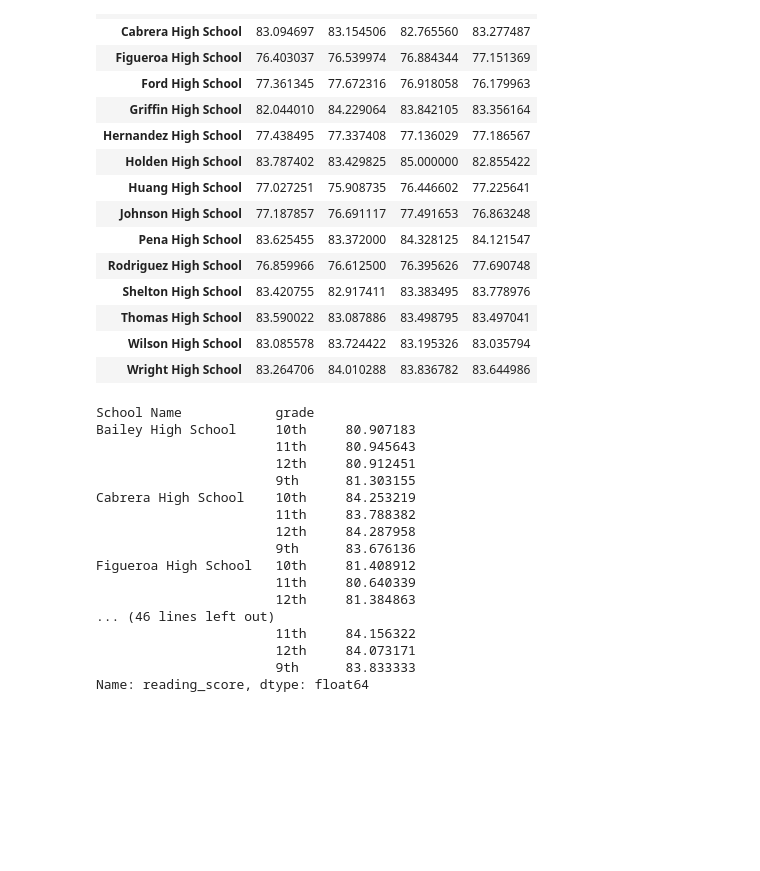
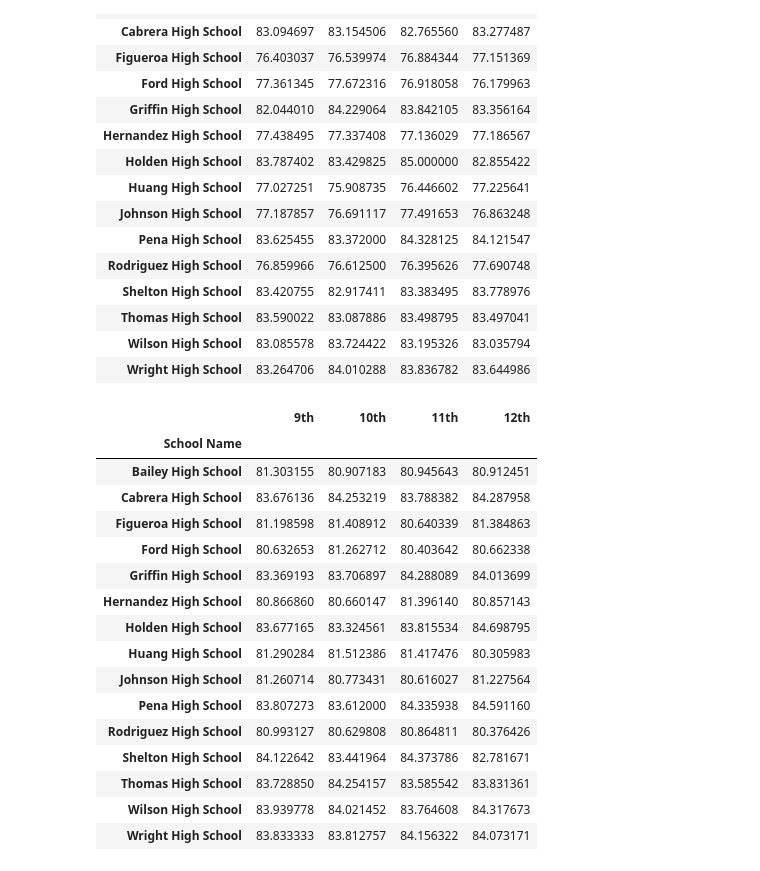
Before and after one commit to colebarnes7/pandas-challenge, a Jupyter notebook: PyCitySchools/main.ipynb, the cells around one changed output. Cells and saved outputs as stored; diff of their text form; code cells hidden in the pictures; blank space fills up the shorter version.

Commit message:
Added reading score by school and cleaned comments

```diff
--- a/PyCitySchools/main.ipynb
+++ b/PyCitySchools/main.ipynb
@@ -161,7 +157,7 @@ bottomperformers.head()
 ninthgrade = school_student.loc[school_student["grade"] == "9th"]
 tenthgrade = school_student.loc[school_student["grade"] == "10th"]
 eleventhgrade = school_student.loc[school_student["grade"] == "11th"]
-twelthgrade = school_student.loc[school_student["grade"] == "12th"]
+twelfthgrade = school_student.loc[school_student["grade"] == "12th"]
 
 # Groups ninth graders by school and pulls out the average math grade into a series
 ninthgrade = ninthgrade.groupby("School Name")
@@ -173,18 +169,19 @@ tenthgrade = tenthgrade.groupby("School Name")
 tenthmath = tenthgrade.mean()
 tenthmath = tenthmath["math_score"]
 
-# Groups tenth graders by school and pulls out the average math grade into a series
+# Groups eleventh graders by school and pulls out the average math grade into a series
 eleventhgrade = eleventhgrade.groupby("School Name")
 eleventhmath = eleventhgrade.mean()
 eleventhmath = eleventhmath["math_score"]
 
-# Groups tenth graders by school and pulls out the average math grade into a series
-twelthgrade = twelthgrade.groupby("School Name")
-twelthmath = twelthgrade.mean()
-twelthmath = twelthmath["math_score"]
+# Groups twelfth graders by school and pulls out the average math grade into a series
+twelfthgrade = twelfthgrade.groupby("School Name")
+twelfthmath = twelfthgrade.mean()
+twelfthmath = twelfthmath["math_score"]
 
+# Creates a data frame to properly display the math score averages by grade
 mathscores_bygrade = pd.DataFrame({
-    "9th": ninthmath, "10th": tenthmath, "11th": eleventhmath, "12th": twelthmath
+    "9th": ninthmath, "10th": tenthmath, "11th": eleventhmath, "12th": twelfthmath
 })
 mathscores_bygrade
 # %% [output]
@@ -206,28 +203,45 @@ mathscores_bygrade
 | Wilson High School | 83.085578 | 83.724422 | 83.195326 | 83.035794 |
 | Wright High School | 83.264706 | 84.010288 | 83.836782 | 83.644986 |
 # %%
-# Pulls out a series showing the average reading score sorted by school and grade
-readingaverage_bygrade = schoolsbygrade.mean("reading_score")
-readingaverage_bygrade = readingaverage_bygrade["reading_score"]
-readingaverage_bygrade
+# Pulls average reading score of ninth graders by school into a series
+ninthreading = ninthgrade.mean()
+ninthreading = ninthreading["reading_score"]
+
+# Pulls average reading score of tenth graders by school into a series
+tenthreading = tenthgrade.mean()
+tenthreading = tenthreading["reading_score"]
+
+# Pulls average reading score of eleventh graders by school into a series
+eleventhreading = eleventhgrade.mean()
+eleventhreading = eleventhreading["reading_score"]
+
+# Pulls average reading score of twelfth graders by school into a series
+twelfthreading = twelfthgrade.mean()
+twelfthreading = twelfthreading["reading_score"]
+
+# Creates a data frame to properly display the reading score averages by grade
+readingscores_bygrade = pd.DataFrame({
+    "9th": ninthreading, "10th": tenthreading, "11th": eleventhreading, "12th": twelfthreading
+})
+readingscores_bygrade
 # %% [output]
-School Name            grade
-Bailey High School     10th     80.907183
-                       11th     80.945643
-                       12th     80.912451
-                       9th      81.303155
-Cabrera High School    10th     84.253219
-                       11th     83.788382
-                       12th     84.287958
-                       9th      83.676136
-Figueroa High School   10th     81.408912
-                       11th     80.640339
-                       12th     81.384863
-... (46 lines left out)
-                       11th     84.156322
-                       12th     84.073171
-                       9th      83.833333
-Name: reading_score, dtype: float64
+|  | 9th | 10th | 11th | 12th |
+| School Name |  |  |  |  |
+| Bailey High School | 81.303155 | 80.907183 | 80.945643 | 80.912451 |
+| Cabrera High School | 83.676136 | 84.253219 | 83.788382 | 84.287958 |
+| Figueroa High School | 81.198598 | 81.408912 | 80.640339 | 81.384863 |
+| Ford High School | 80.632653 | 81.262712 | 80.403642 | 80.662338 |
+| Griffin High School | 83.369193 | 83.706897 | 84.288089 | 84.013699 |
+| Hernandez High School | 80.866860 | 80.660147 | 81.396140 | 80.857143 |
+| Holden High School | 83.677165 | 83.324561 | 83.815534 | 84.698795 |
+| Huang High School | 81.290284 | 81.512386 | 81.417476 | 80.305983 |
+| Johnson High School | 81.260714 | 80.773431 | 80.616027 | 81.227564 |
+| Pena High School | 83.807273 | 83.612000 | 84.335938 | 84.591160 |
+| Rodriguez High School | 80.993127 | 80.629808 | 80.864811 | 80.376426 |
+| Shelton High School | 84.122642 | 83.441964 | 84.373786 | 82.781671 |
+| Thomas High School | 83.728850 | 84.254157 | 83.585542 | 83.831361 |
+| Wilson High School | 83.939778 | 84.021452 | 83.764608 | 84.317673 |
+| Wright High School | 83.833333 | 83.812757 | 84.156322 | 84.073171 |
 # %%
 # Create bins for the amount of money spent per student
 b = [0, 585, 630, 645, 680]
```
Also changed, not shown: parts of 2 cells of this notebook.
